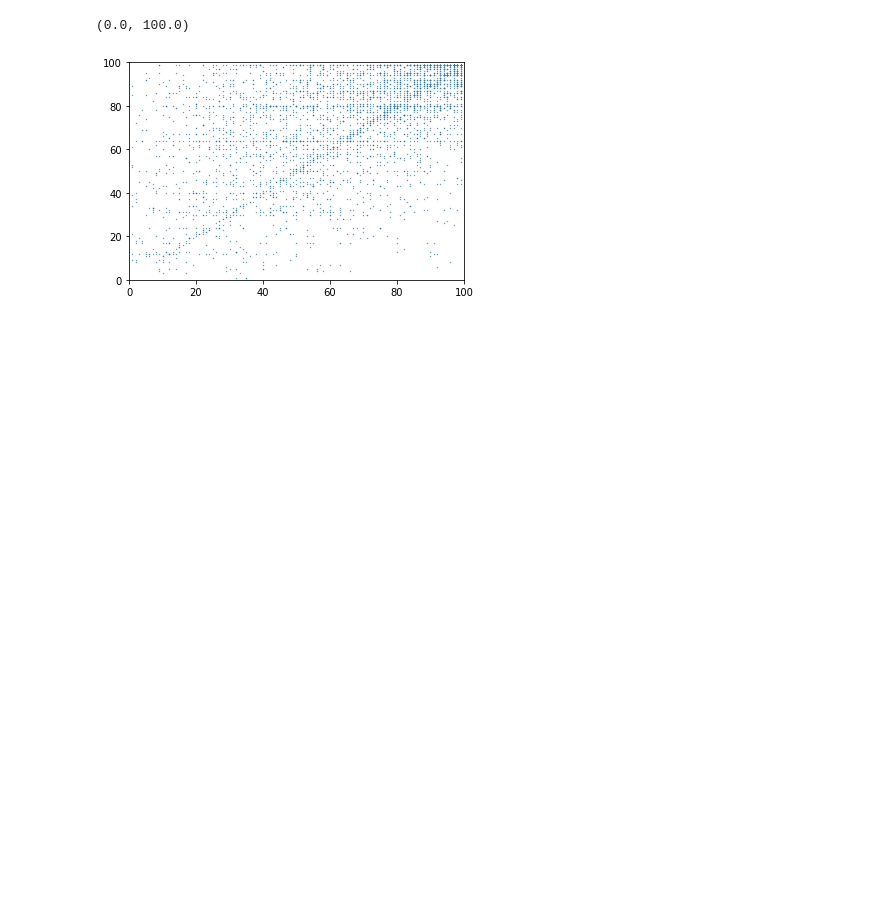
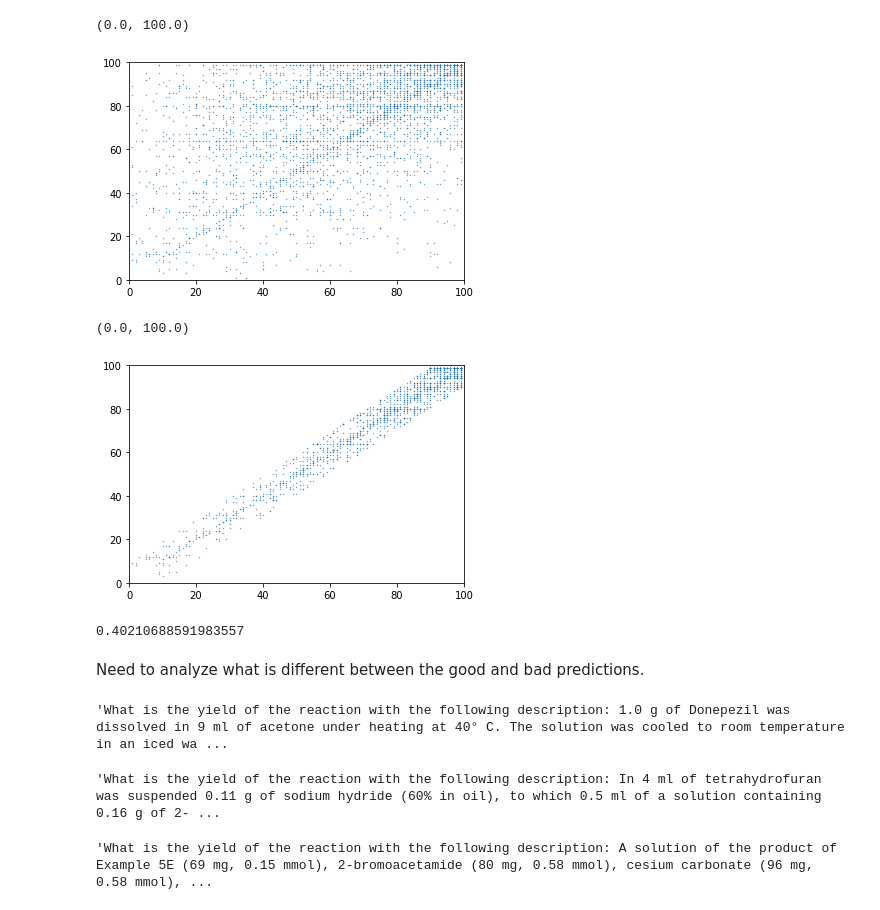
Before and after one commit to kjappelbaum/gpt3forchem, a Jupyter notebook: experiments/37_ustpo_avoiding_leakage.ipynb, the cells around one changed output. Drawn from its saved outputs; the diff is of its cells as text; code cells hidden in the pictures; blank space fills up the shorter version.

```diff
--- a/experiments/37_ustpo_avoiding_leakage.ipynb
+++ b/experiments/37_ustpo_avoiding_leakage.ipynb
@@ -83,3 +83,7 @@ plt.ylim(0, 100)
 # %% [output]
 (0.0, 100.0)
 [figure]
+# %%
+errors = np.abs(true[good_predictions & good_true] - predictions[good_predictions & good_true])
+# %%
+small_errors = np.where(errors < 10)[0]
@@ -85,0 +92,25 @@ plt.ylim(0, 100)
+# %%
+plt.scatter(true[good_predictions & good_true][small_errors], predictions[good_predictions & good_true][small_errors], s=.1)
+plt.xlim(0, 100)
+plt.ylim(0, 100)
+# %% [output]
+(0.0, 100.0)
+[figure, added]
+# %%
+len(small_errors) / len(true[good_predictions & good_true])
+# %% [output]
+0.40210688591983557
+# %% [markdown]
+Need to analyze what is different between the good and bad predictions.
+# %%
+test_prompts_filtered_frame.iloc[small_errors]['prompt'].values[0]
+# %% [output]
+'What is the yield of the reaction with the following description: 1.0 g of Donepezil was dissolved in 9 ml of acetone under heating at 40° C. The solution was cooled to room temperature in an iced wa ...
+# %%
+test_prompts_filtered_frame.iloc[small_errors]['prompt'].values[1]
+# %% [output]
+'What is the yield of the reaction with the following description: In 4 ml of tetrahydrofuran was suspended 0.11 g of sodium hydride (60% in oil), to which 0.5 ml of a solution containing 0.16 g of 2- ...
+# %%
+test_prompts_filtered_frame.iloc[small_errors]['prompt'].values[2]
+# %% [output]
+'What is the yield of the reaction with the following description: A solution of the product of Example 5E (69 mg, 0.15 mmol), 2-bromoacetamide (80 mg, 0.58 mmol), cesium carbonate (96 mg, 0.58 mmol), ...
```
Also changed, not shown: parts of 8 cells of this notebook, 37 other files.
